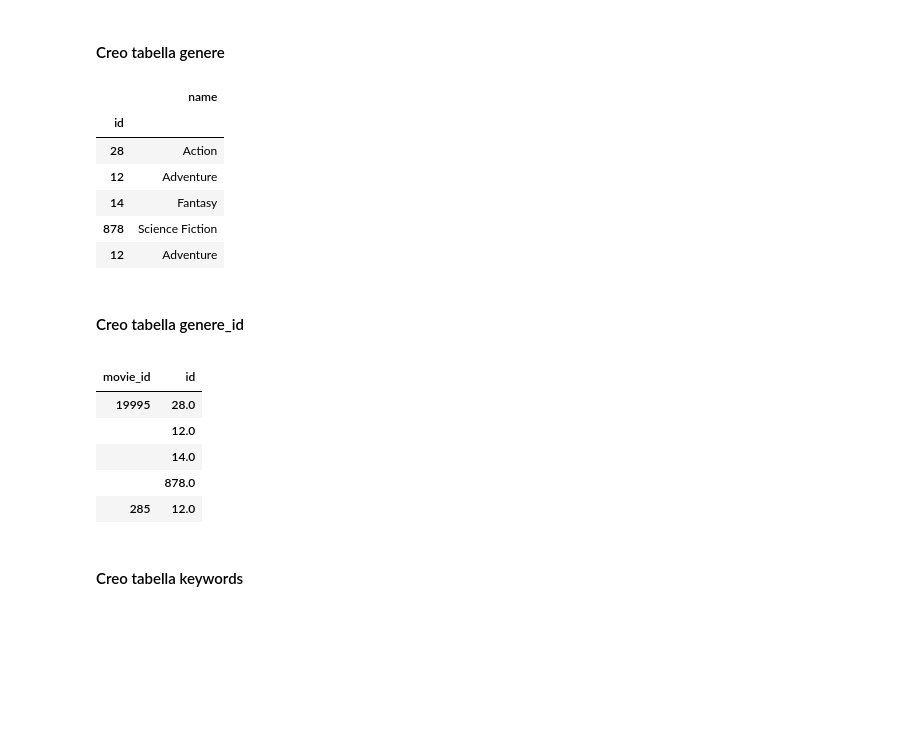
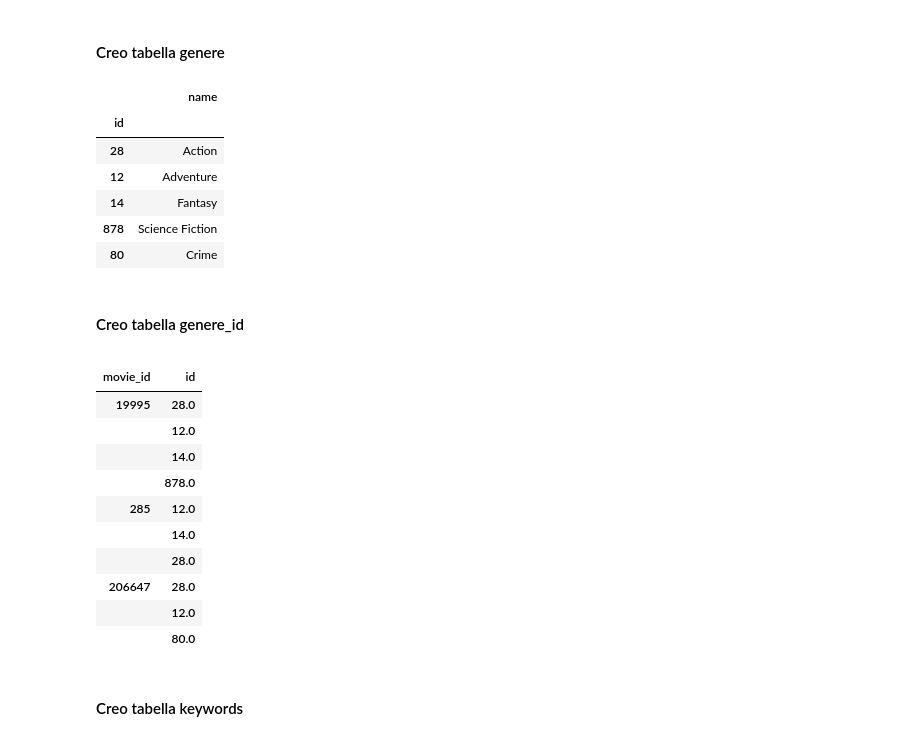
Before and after one commit to silviasantamaria/computerscience, a Jupyter notebook: Project+.ipynb, the cells around one changed output. Saved outputs shown, nothing was run; the diff lists cells and outputs as text; code cells hidden in the pictures; blank space fills up the shorter version.

Commit message:
drop_duplicated

```diff
--- a/Project+.ipynb
+++ b/Project+.ipynb
@@ -47,6 +47,7 @@ for film in list(range(0,len(movies['genres']))):
     tabjson=pd.read_json(movies['genres'][film])
     genere=pd.concat([genere, tabjson])
 genere = genere.set_index(['id'])
+genere= genere.drop_duplicates() #per eliminare le righe duplicate
 genere.head()
 # %% [output]
 |  | name |
@@ -55,27 +56,32 @@ genere.head()
 | 12 | Adventure |
 | 14 | Fantasy |
 | 878 | Science Fiction |
-| 12 | Adventure |
+| 80 | Crime |
 # %% [markdown]
 #### Creo tabella genere_id
 # %%
 genere_id=pd.DataFrame()
 for film in list(range(0,len(movies['genres']))):
     tabjson=pd.read_json(movies['genres'][film])
     idfilm=movies['id'][film]
     tabjson['movie_id']=idfilm
     genere_id=pd.concat([genere_id, tabjson])
 del genere_id['name']
 genere_id = genere_id.set_index(['movie_id', 'id'])
-genere_id.head()
+genere_id.head(10)
 # %% [output]
 |  |  |
 | movie_id | id |
 | 19995 | 28.0 |
 |  | 12.0 |
 |  | 14.0 |
 |  | 878.0 |
 | 285 | 12.0 |
+|  | 14.0 |
+|  | 28.0 |
+| 206647 | 28.0 |
+|  | 12.0 |
+|  | 80.0 |
 # %% [markdown]
 #### Creo tabella keywords
 # %%
```
Also changed, not shown: parts of 4 cells of this notebook.
